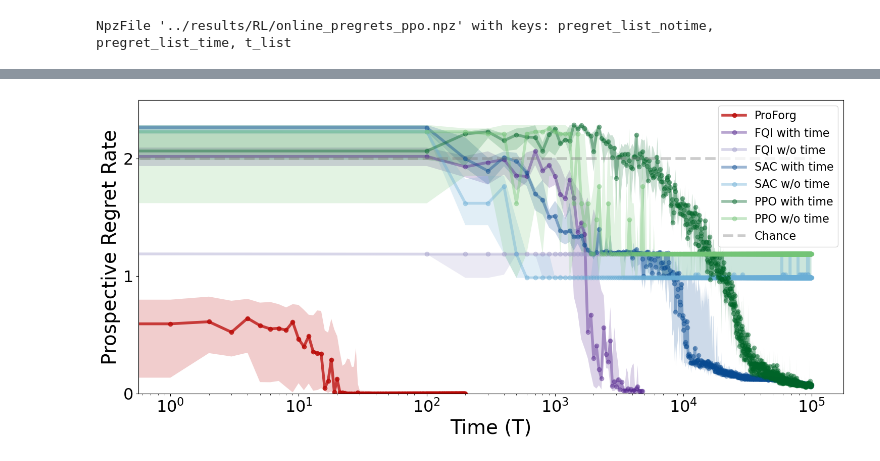
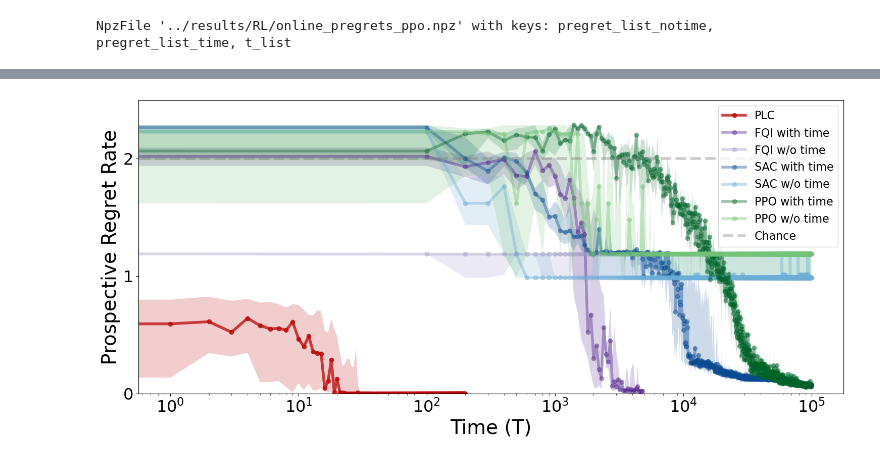
Before and after one commit to neurodata/ProspectiveLearningwithControl, a Jupyter notebook: figures/fig1_new.ipynb, the cells around one changed output, grey strips where cells are left out. Saved outputs shown, nothing was run; the diff lists cells and outputs as text; code cells hidden in the pictures.

```diff
--- a/figures/fig1_new.ipynb
+++ b/figures/fig1_new.ipynb
@@ -105,7 +85,7 @@ Ts_online = np.arange(200,400,1) - 200
 median = np.median(PREGRETS_DF_arr, axis=0)
 q25  = np.nanpercentile(PREGRETS_DF_arr, 25, axis=0)
 q75  = np.nanpercentile(PREGRETS_DF_arr, 75, axis=0)
-plt.plot(Ts_online, median[:200],color=colors["PAFM_RF_online"], lw = linewidth,marker='o',alpha = 0.75,label = 'ProForg')
+plt.plot(Ts_online, median[:200],color=colors["PAFM_RF_online"], lw = linewidth,marker='o',alpha = 0.75,label = 'PLC')
 plt.fill_between(Ts_online, q25[:200], q75[:200], color=colors["PAFM_RF_online"], alpha=0.20, edgecolor="none")
 
 
@@ -140,31 +120,31 @@ median = np.median(PREGRETS_PPO_arr, axis=0)
 q25  = np.nanpercentile(PREGRETS_PPO_arr, 25, axis=0)
 q75  = np.nanpercentile(PREGRETS_PPO_arr, 75, axis=0)
 plt.plot(Ts_PPO[1:], median[1:],color=colors["RL_PPO_time"], lw = linewidth,marker='o',alpha = 0.4,label = 'PPO with time')
 plt.fill_between(Ts_PPO[1:], q25[1:], q75[1:], color=colors["RL_PPO_time"], alpha=0.20, edgecolor="none")
 
 median = np.median(PREGRETS_random_PPO_arr, axis=0)
 q25  = np.nanpercentile(PREGRETS_random_PPO_arr, 25, axis=0)
 q75  = np.nanpercentile(PREGRETS_random_PPO_arr, 75, axis=0)
 plt.plot(Ts_PPO[1:], median[1:],color=colors["RL_PPO_notime"], lw = linewidth,marker='o',alpha = 0.4,label = 'PPO w/o time')
 plt.fill_between(Ts_PPO[1:], q25[1:], q75[1:], color=colors["RL_PPO_notime"], alpha=0.20, edgecolor="none")
 
 plt.plot(Ts_SAC_2[1:], 2*np.ones(len(Ts_SAC_2[1:])),color='grey', lw = linewidth,ls='--',alpha = 0.4,label = 'Chance')
 
 
 
 xticks = [i for i in np.arange(20,1000,50)]+[i for i in np.arange(10000,5000,1000)]+[i for i in np.arange(200,100000,100)]
 xticklabels = [str(v) if v in ['0',20,200,2000,20000,20000] else ""   # hide every 2nd label
                for i, v in enumerate(xticks)]
 
 plt.xticks(xticks, labels=xticklabels,fontsize = fontsize-5)
 plt.xscale('log')
 plt.ylim([0,2.5])
 plt.yticks([0,1,2],fontsize = fontsize-5)
 plt.xlabel("Time (T)",fontsize = fontsize)
 plt.ylabel("Prospective Regret Rate", fontsize = fontsize)
 # plt.title('Proforg vs FQI',fontsize = fontsize)
 plt.legend(loc = 'upper right',bbox_to_anchor=(1, 1),fontsize = fontsize-12)
 plt.savefig('ProForg_FQI.png')
 plt.tight_layout()
 # %% [output]
-[figure, old version]
+[figure, new version]
```
Also changed, not shown: parts of 1 cell of this notebook, 10 other files.
